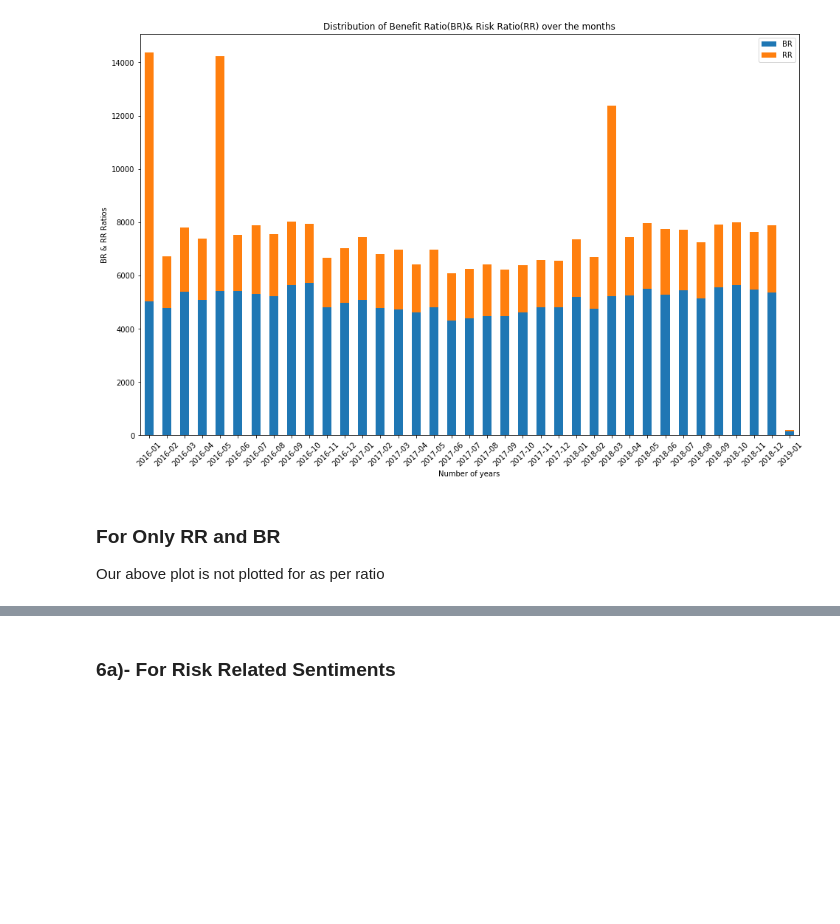
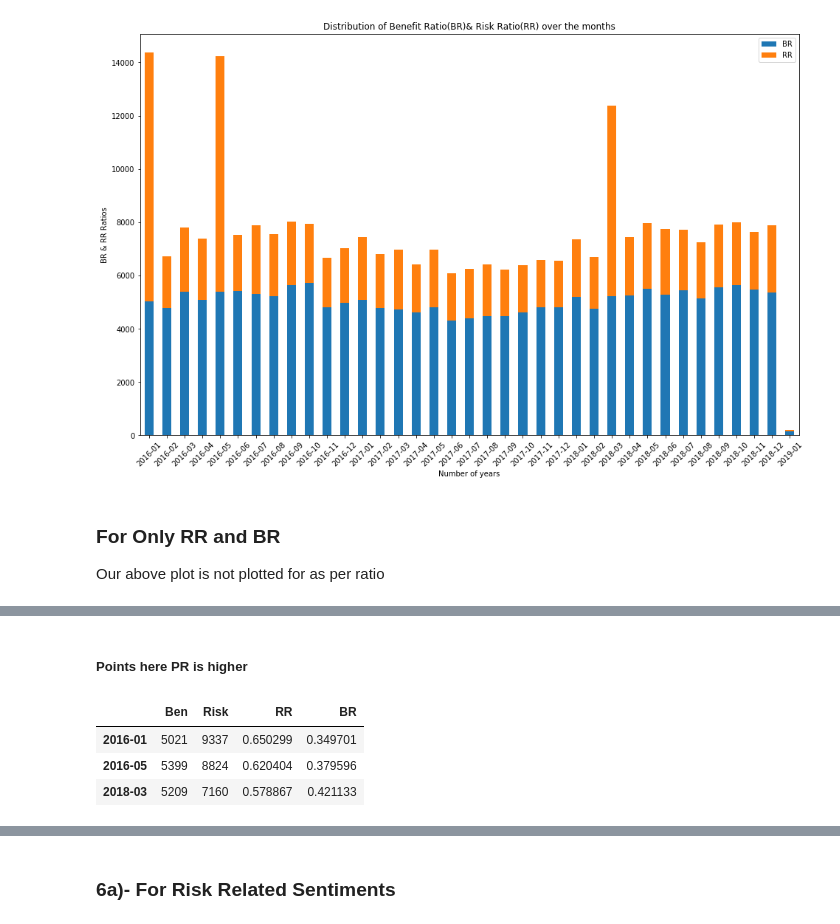
Before and after one commit to HassanSherwani/Natural-Language-Processing-II-, a Jupyter notebook: 16.Sentiment_Analyses(2)/8.Descriptive-2.ipynb, the cells around one changed output, grey strips where cells are left out. Saved outputs shown, nothing was run; the diff lists cells and outputs as text; code cells hidden in the pictures; blank space fills up the shorter version.

```diff
--- a/16.Sentiment_Analyses(2)/8.Descriptive-2.ipynb
+++ b/16.Sentiment_Analyses(2)/8.Descriptive-2.ipynb
@@ -712,3 +719,12 @@ df_strackchart.head()
+# %% [markdown]
+##### Points here PR is higher
+# %%
+w[w['RR']> 0.5]
+# %% [output]
+|  | Ben | Risk | RR | BR |
+| 2016-01 | 5021 | 9337 | 0.650299 | 0.349701 |
+| 2016-05 | 5399 | 8824 | 0.620404 | 0.379596 |
+| 2018-03 | 5209 | 7160 | 0.578867 | 0.421133 |
 # %%
 #Ploting stack chart
 
```
Also changed, not shown: parts of 34 cells of this notebook.
